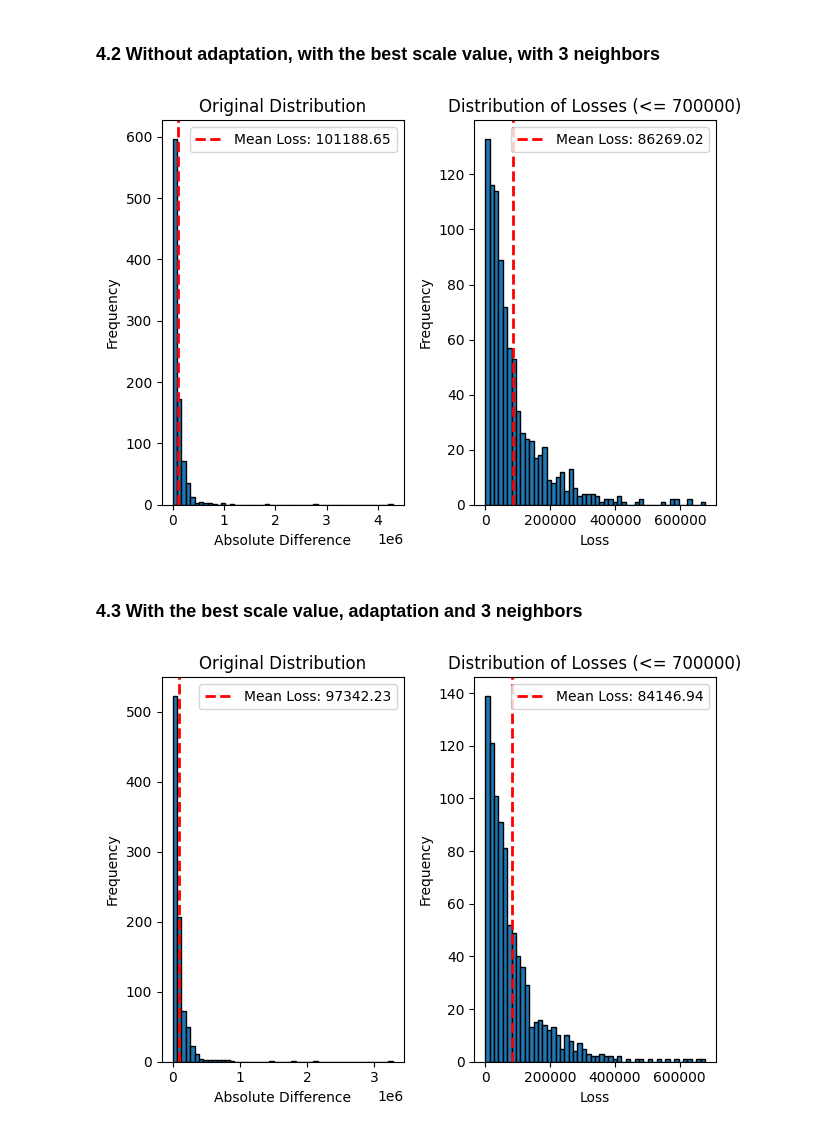
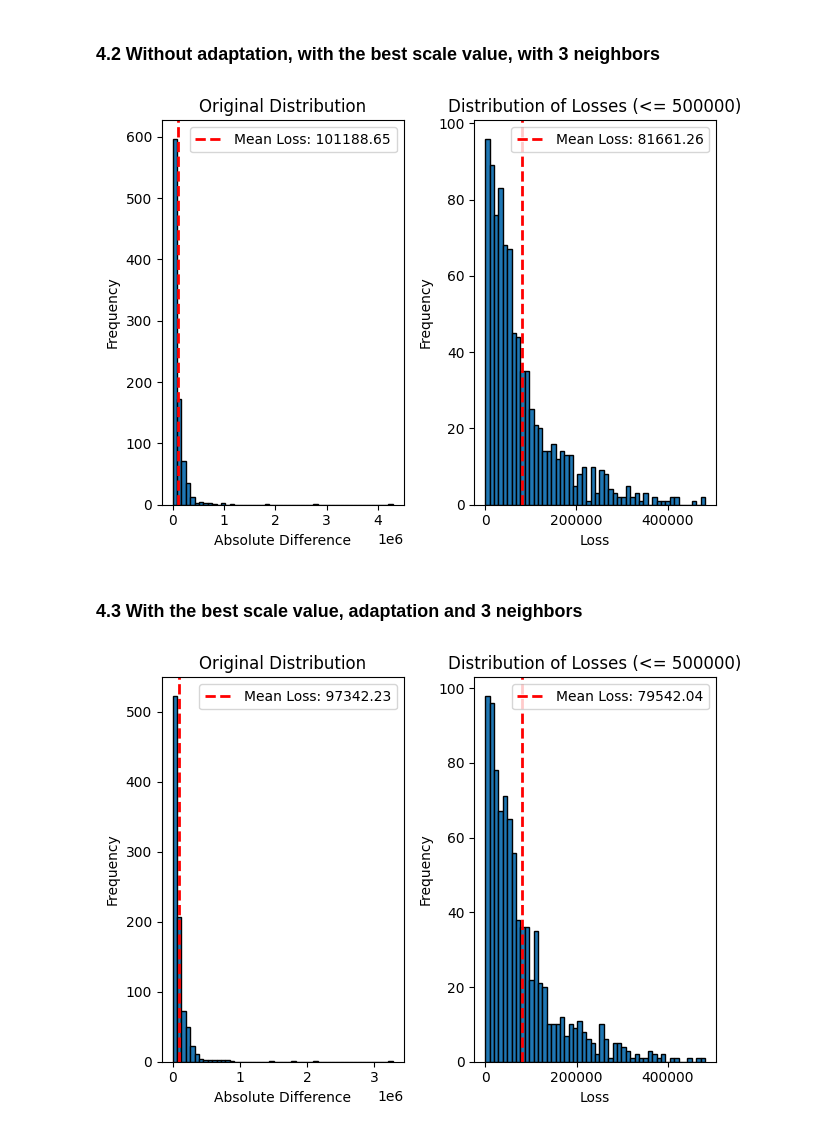
Before and after one commit to VietAnhNguyen20/M2_DyncKnow_TP4, a Jupyter notebook: notebook.ipynb, the cells around one changed output. Saved outputs shown, nothing was run; the diff lists cells and outputs as text; code cells hidden in the pictures.

```diff
--- a/notebook.ipynb
+++ b/notebook.ipynb
@@ -387,34 +387,34 @@ except NameError:
 # %%
 scale = min_scale
 loss = []
 for index, sample in tqdm(evaluation.iterrows()):
     nearest_neighbor, _ = find_k_neighbors(sample,communities_dict, k = 3)
     actual_price = sample["price"]
     predicted_price = np.mean(nearest_neighbor["price"])
     loss.append(abs(actual_price - predicted_price))
 
 mean_loss = np.mean(loss)
 plt.subplot(1, 2, 1)
 plt.hist(loss, bins=50, edgecolor='black')
 plt.axvline(mean_loss, color='red', linestyle='dashed', linewidth=2, label=f'Mean Loss: {mean_loss:.2f}')
 plt.title('Original Distribution')
 plt.xlabel('Absolute Difference')
 plt.ylabel('Frequency')
 plt.legend()
 
-filtered_losses = [l for l in loss if l <= 700000]
+filtered_losses = [l for l in loss if l <= 500000]
 mean_loss = np.mean(filtered_losses)
 plt.subplot(1, 2, 2)
 plt.hist(filtered_losses, bins=50, edgecolor='black')
 plt.axvline(mean_loss, color='red', linestyle='dashed', linewidth=2, label=f'Mean Loss: {mean_loss:.2f}')
-plt.title('Distribution of Losses (<= 700000)')
+plt.title('Distribution of Losses (<= 500000)')
 plt.xlabel('Loss')
 plt.ylabel('Frequency')
 plt.legend()
 plt.tight_layout()
 plt.show()
 # %% [output]
-[figure, old version]
+[figure, new version]
 # %% [markdown]
 ### 4.3 With the best scale value, adaptation and 3 neighbors
 # %%
@@ -437,16 +437,16 @@ plt.xlabel('Absolute Difference')
 plt.ylabel('Frequency')
 plt.legend()
 
-filtered_losses = [l for l in loss if l <= 700000]
+filtered_losses = [l for l in loss if l <= 500000]
 mean_loss = np.mean(filtered_losses)
 plt.subplot(1, 2, 2)
 plt.hist(filtered_losses, bins=50, edgecolor='black')
 plt.axvline(mean_loss, color='red', linestyle='dashed', linewidth=2, label=f'Mean Loss: {mean_loss:.2f}')
-plt.title('Distribution of Losses (<= 700000)')
+plt.title('Distribution of Losses (<= 500000)')
 plt.xlabel('Loss')
 plt.ylabel('Frequency')
 plt.legend()
 plt.tight_layout()
 plt.show()
 # %% [output]
-[figure, old version]
+[figure, new version]
```
